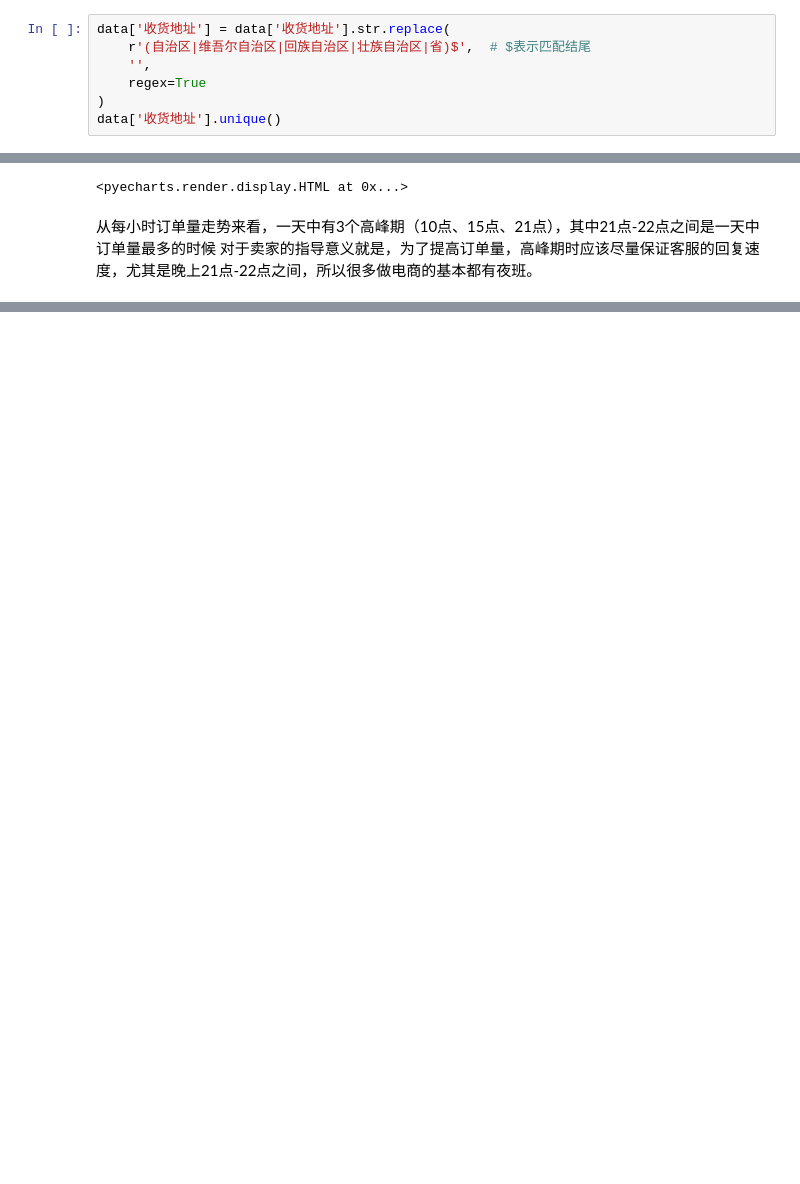
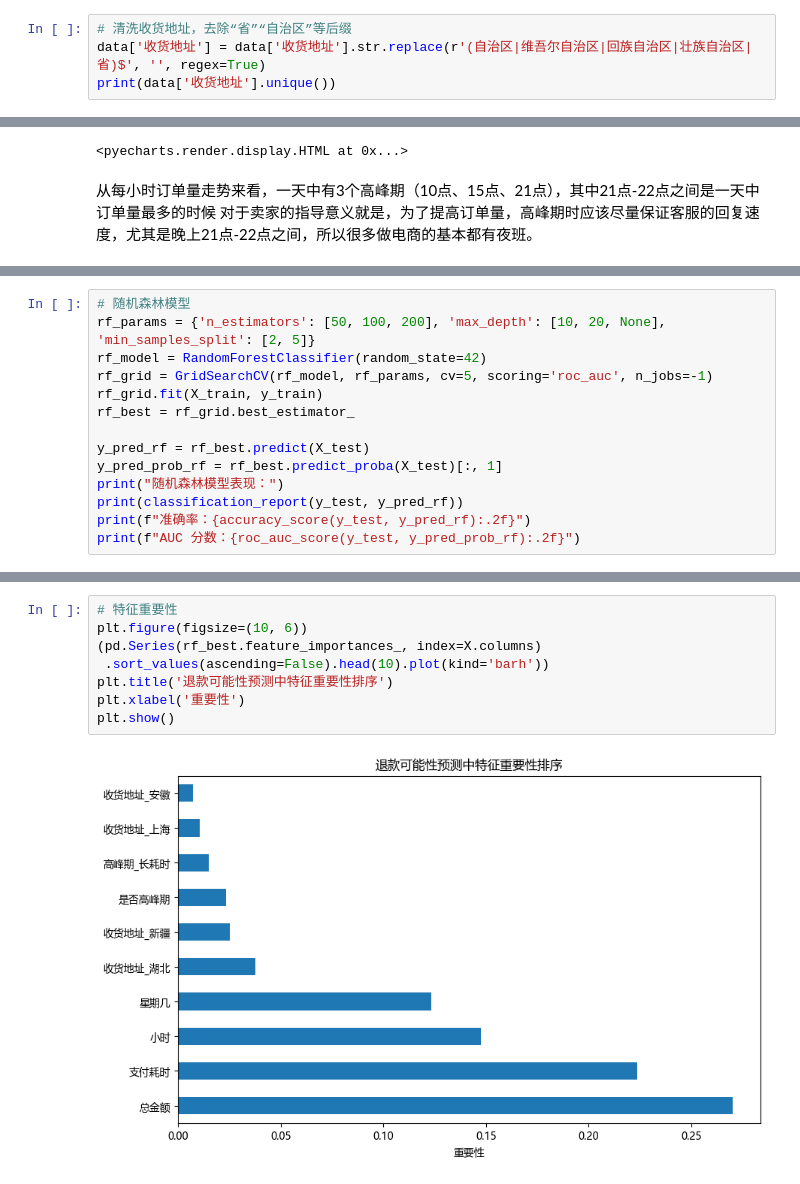
Before and after one commit to jinxiwei1230/Ecommerce-order, a Jupyter notebook: OederFormOnline.ipynb, the cells around one changed output, grey strips where cells are left out. Cells and saved outputs as stored; diff of their text form; blank space fills up the shorter version.

```diff
--- a/OederFormOnline.ipynb
+++ b/OederFormOnline.ipynb
@@ -67,10 +72,7 @@ dtype: int64
 "湖南省" → "湖南"
 "北京市"（无匹配） → 保持不变
 # %%
-data['收货地址'] = data['收货地址'].str.replace(
-    r'(自治区|维吾尔自治区|回族自治区|壮族自治区|省)$',  # $表示匹配结尾
-    '',
-    regex=True
-)
-data['收货地址'].unique()
+# 清洗收货地址，去除“省”“自治区”等后缀
+data['收货地址'] = data['收货地址'].str.replace(r'(自治区|维吾尔自治区|回族自治区|壮族自治区|省)$', '', regex=True)
+print(data['收货地址'].unique())
 # %% [output]
@@ -419,0 +297,14 @@ weighted avg       0.79      0.86      0.80      8403
+# %%
+# 随机森林模型
+rf_params = {'n_estimators': [50, 100, 200], 'max_depth': [10, 20, None], 'min_samples_split': [2, 5]}
+rf_model = RandomForestClassifier(random_state=42)
+rf_grid = GridSearchCV(rf_model, rf_params, cv=5, scoring='roc_auc', n_jobs=-1)
+rf_grid.fit(X_train, y_train)
+rf_best = rf_grid.best_estimator_
+
+y_pred_rf = rf_best.predict(X_test)
+y_pred_prob_rf = rf_best.predict_proba(X_test)[:, 1]
+print("随机森林模型表现：")
+print(classification_report(y_test, y_pred_rf))
+print(f"准确率：{accuracy_score(y_test, y_pred_rf):.2f}")
+print(f"AUC 分数：{roc_auc_score(y_test, y_pred_prob_rf):.2f}")
@@ -419,0 +324,10 @@ weighted avg       0.79      0.86      0.80      8403
+# %%
+# 特征重要性
+plt.figure(figsize=(10, 6))
+(pd.Series(rf_best.feature_importances_, index=X.columns)
+ .sort_values(ascending=False).head(10).plot(kind='barh'))
+plt.title('退款可能性预测中特征重要性排序')
+plt.xlabel('重要性')
+plt.show()
+# %% [output]
+[figure, added]
```
Also changed, not shown: parts of 19 cells of this notebook, 4 other files.
